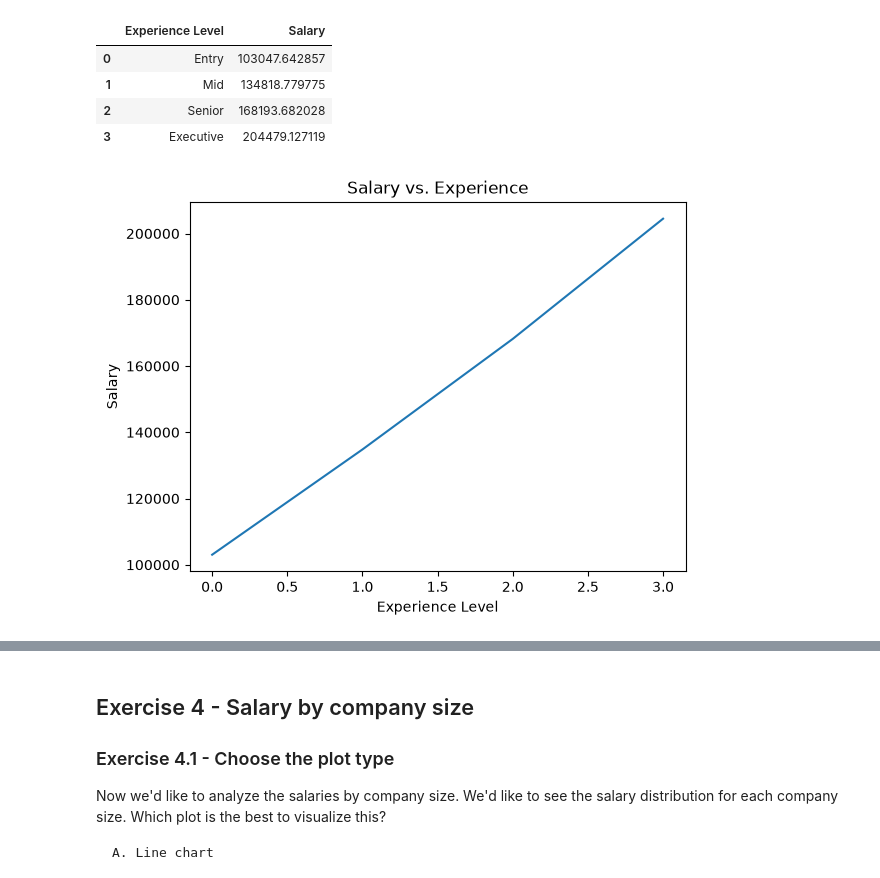
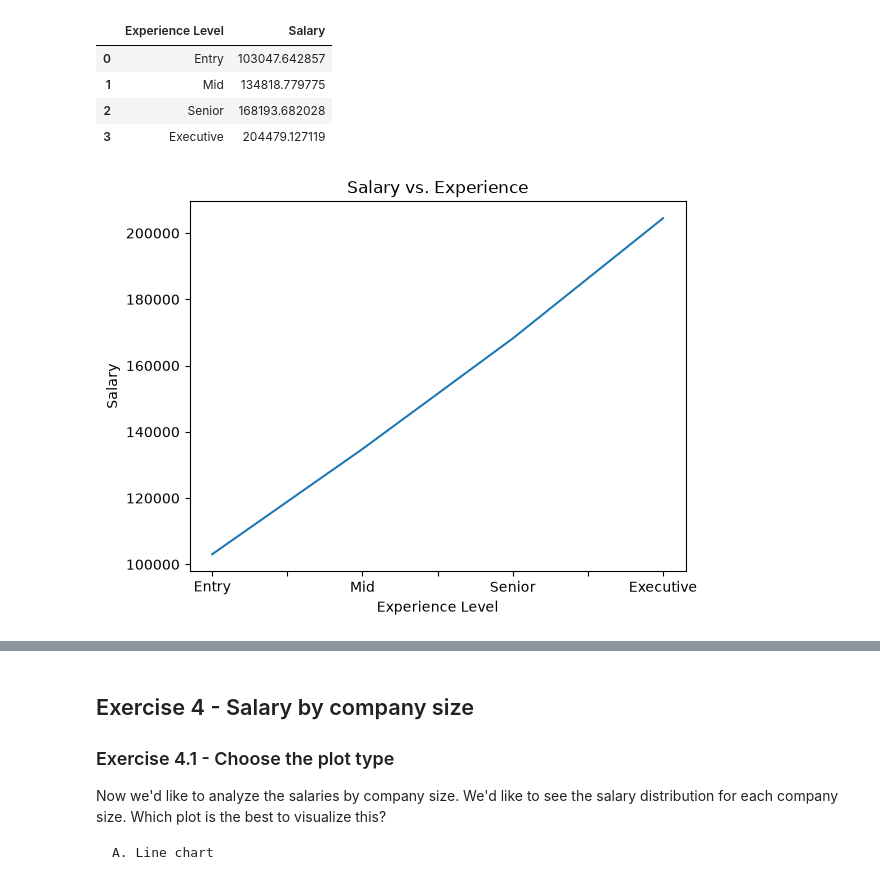
Before and after one commit to Kamikaze2942/batch10-workspace, a Jupyter notebook: S01 - Bootcamp and Binary Classification/SLU03 - Visualization with Pandas and Matplotlib/Exercise notebook (2).ipynb, the cells around one changed output, grey strips where cells are left out. Cells and saved outputs as stored; diff of their text form; code cells hidden in the pictures.

```diff
--- a/S01 - Bootcamp and Binary Classification/SLU03 - Visualization with Pandas and Matplotlib/Exercise notebook (2).ipynb
+++ b/S01 - Bootcamp and Binary Classification/SLU03 - Visualization with Pandas and Matplotlib/Exercise notebook (2).ipynb
@@ -170,15 +170,15 @@ grouped_by_experience
 # %%
 # Create a line chart from the grouped_by_expertise dataframe.
 
 # YOUR CODE HERE
-grouped_by_experience.plot.line(legend=False)
+grouped_by_experience.plot.line(x='Experience Level', y='Salary', legend=False)
 plt.title('Salary vs. Experience')
 plt.xlabel('Experience Level')
 plt.ylabel('Salary')
 
 axis = plt.gca();
 # %% [output]
-[figure, old version]
+[figure, new version]
 # %%
 pc = PlotChecker(axis)
 
```
Also changed, not shown: parts of 1 cell of this notebook.
